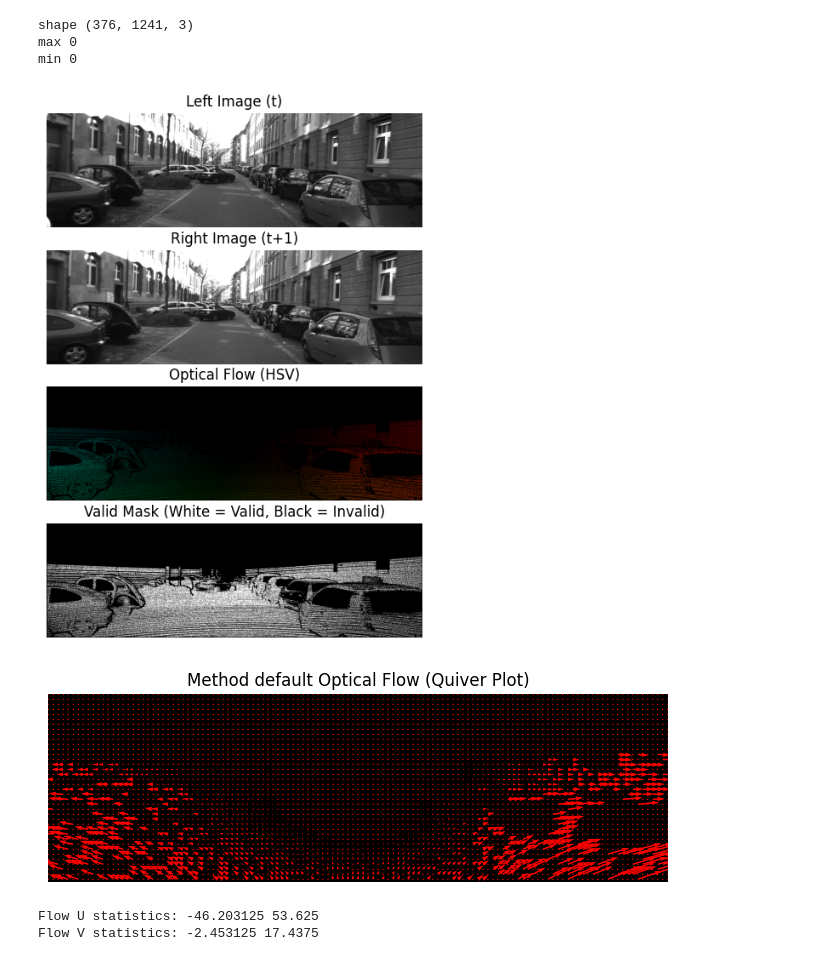
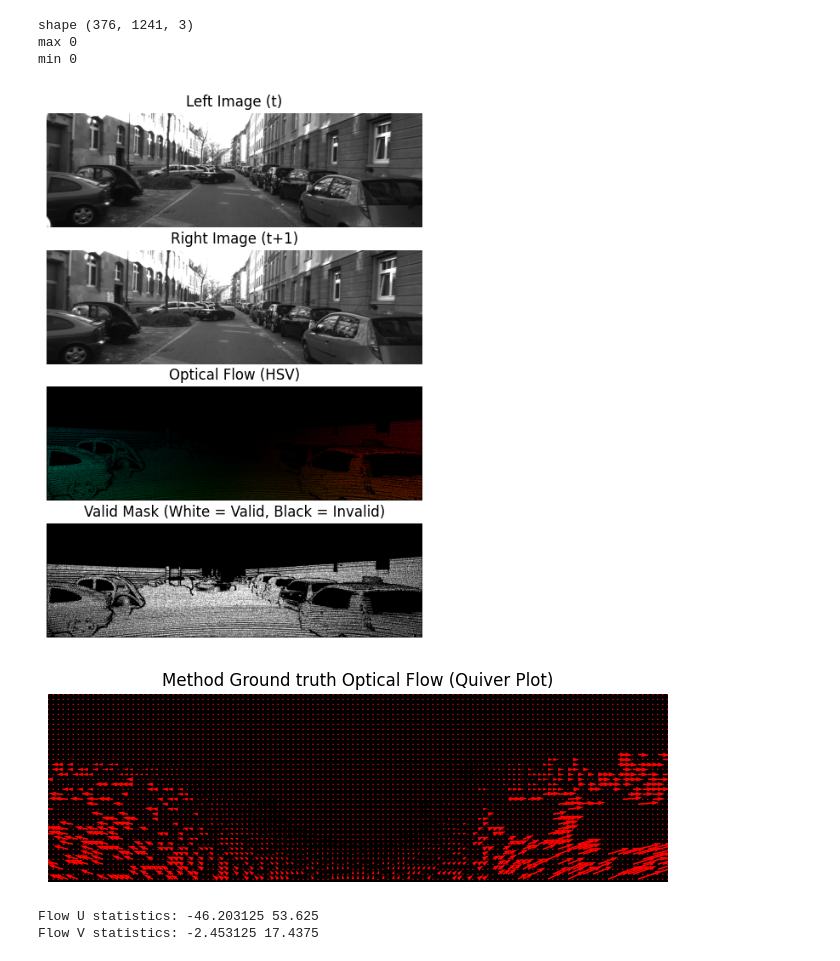
Before and after one commit to mcv-m6-video/mcv-c6-2025-team5, a Jupyter notebook: Week3/dataset_flow/tester.ipynb, the cells around one changed output. Saved outputs shown, nothing was run; the diff lists cells and outputs as text; code cells hidden in the pictures.

Commit message:
feat: visual bug

```diff
--- a/Week3/dataset_flow/tester.ipynb
+++ b/Week3/dataset_flow/tester.ipynb
@@ -60,35 +60,35 @@ flow_u, flow_v, mask = load_optical_flow(flow_path)
 # Visualize Flow in HSV
 flow_hsv = visualize_optical_flow_hsv(flow_u, flow_v)
 
 # read an image
 img = np.array(cv2.imread(flow_path))
 print(f"shape {img.shape}")
 print(f"max {np.max(img[:,:,0])}")
 print(f"min {np.min(img[:,:,0])}")
 # Plot side-by-side comparison
 fig, axes = plt.subplots(4, 1, figsize=(10, 8))
 axes[0].imshow(image_left)
 axes[0].set_title("Left Image (t)")
 axes[1].imshow(image_right)
 axes[1].set_title("Right Image (t+1)")
 axes[2].imshow(flow_hsv)
 axes[2].set_title("Optical Flow (HSV)")
 axes[3].imshow(mask, cmap="grey")
 axes[3].set_title("Valid Mask (White = Valid, Black = Invalid)")
 
 for ax in axes:
     ax.axis("off")
 
 plt.show()
 
 # Show quiver plot separately
-visualize_optical_flow_quiver(flow_u, flow_v)
+visualize_optical_flow_quiver(flow_u, flow_v, name="Ground truth")
 # %% [output]
 shape (376, 1241, 3)
 max 0
 min 0
 [figure]
-[figure, old version]
+[figure, new version]
 # %%
 # Taken from Team 1 - 2021
 def get_metrics(gt_flow:np.ndarray, pred_flow:np.ndarray, mask:np.ndarray=None, th:int=3):
```
